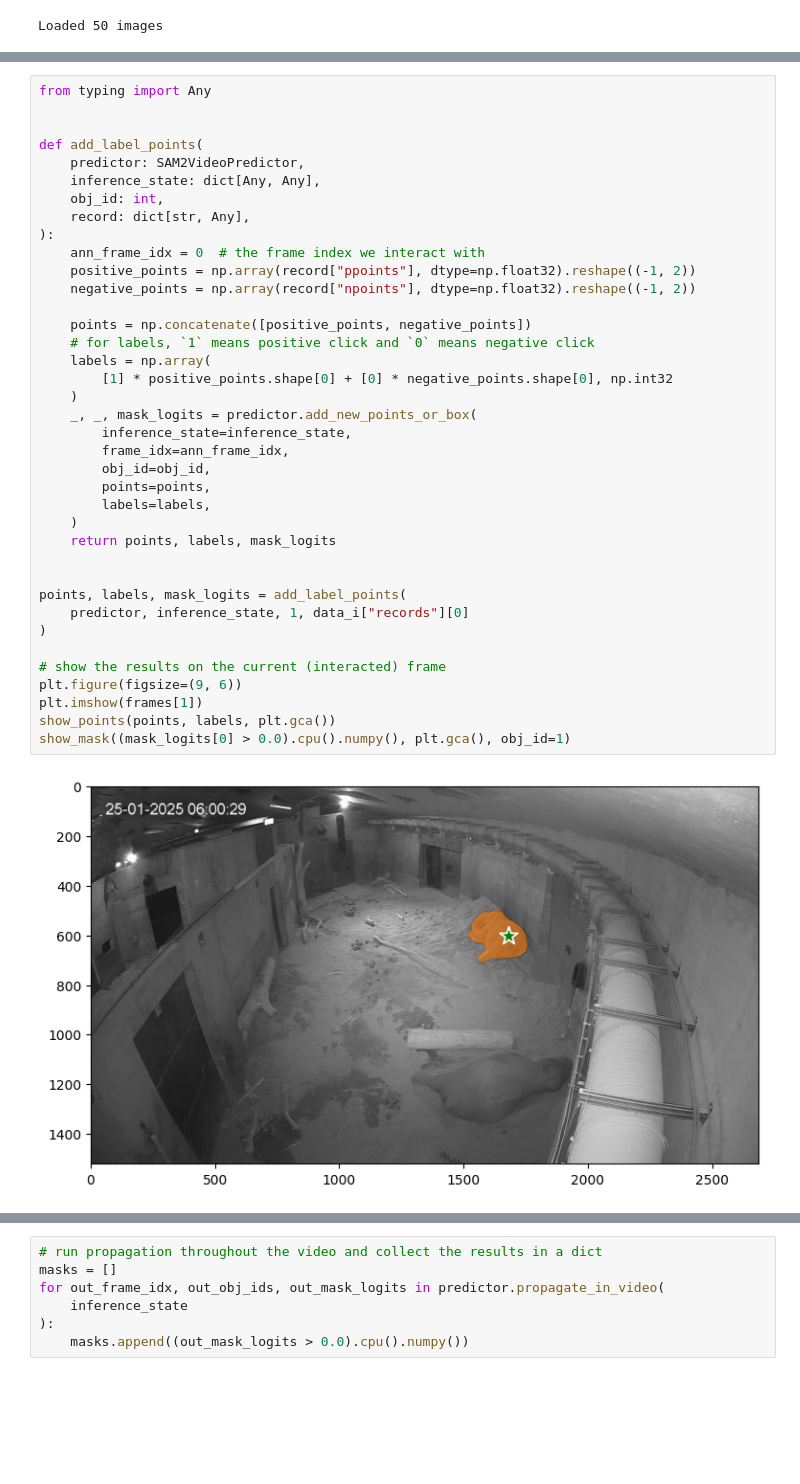
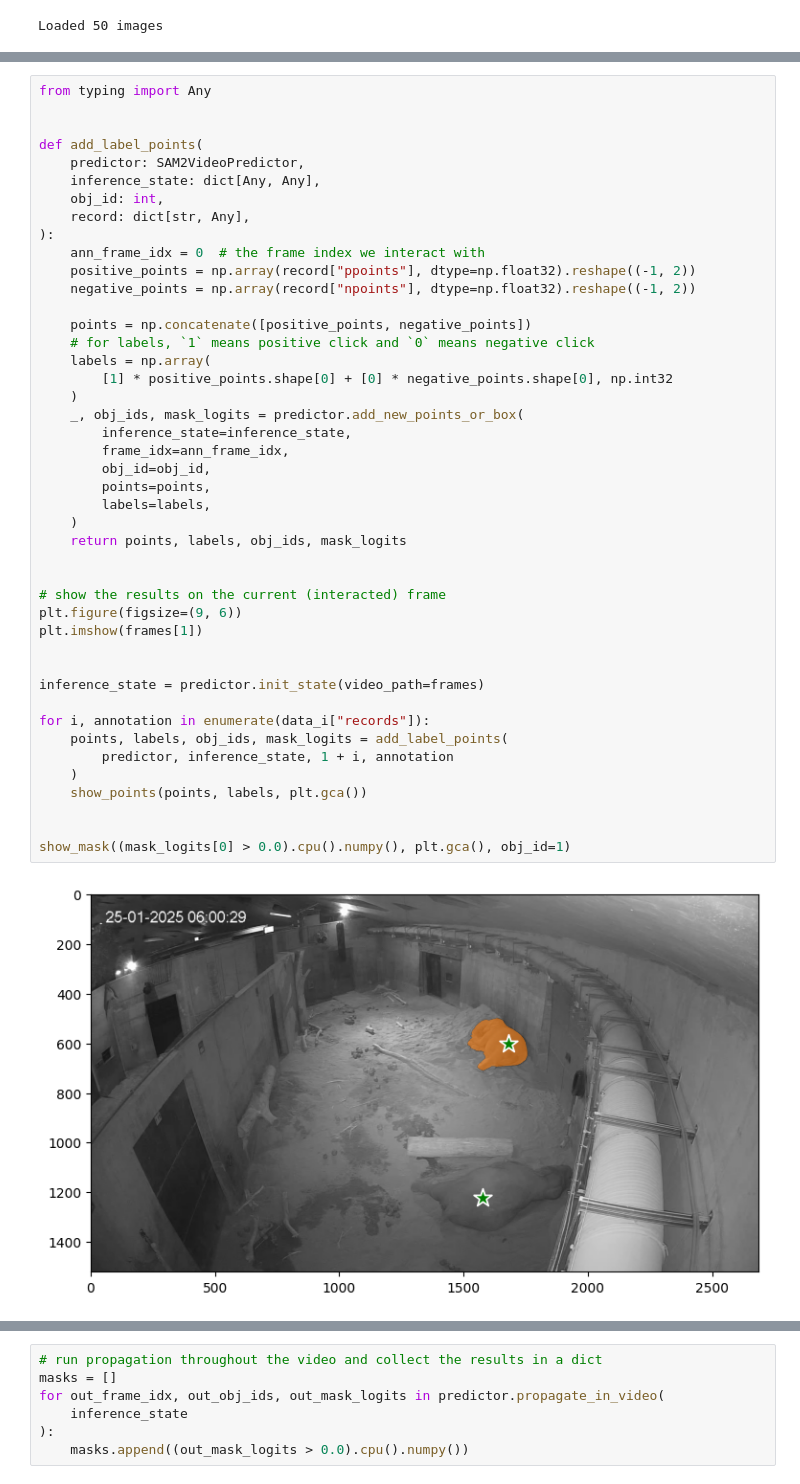
Before and after one commit to plumonito/zoo_vision, a Jupyter notebook: scripts/datasets/propagate_test.ipynb, the cells around one changed output, grey strips where cells are left out. Cells and saved outputs as stored; diff of their text form; blank space fills up the shorter version.

```diff
--- a/training/sam2_mask_propagation/propagate_test.ipynb
+++ b/scripts/datasets/propagate_test.ipynb
@@ -176,38 +174,44 @@ from typing import Any
 
 
 def add_label_points(
     predictor: SAM2VideoPredictor,
     inference_state: dict[Any, Any],
     obj_id: int,
     record: dict[str, Any],
 ):
     ann_frame_idx = 0  # the frame index we interact with
     positive_points = np.array(record["ppoints"], dtype=np.float32).reshape((-1, 2))
     negative_points = np.array(record["npoints"], dtype=np.float32).reshape((-1, 2))
 
     points = np.concatenate([positive_points, negative_points])
     # for labels, `1` means positive click and `0` means negative click
     labels = np.array(
         [1] * positive_points.shape[0] + [0] * negative_points.shape[0], np.int32
     )
-    _, _, mask_logits = predictor.add_new_points_or_box(
+    _, obj_ids, mask_logits = predictor.add_new_points_or_box(
         inference_state=inference_state,
         frame_idx=ann_frame_idx,
         obj_id=obj_id,
         points=points,
         labels=labels,
     )
-    return points, labels, mask_logits
+    return points, labels, obj_ids, mask_logits
 
-
-points, labels, mask_logits = add_label_points(
-    predictor, inference_state, 1, data_i["records"][0]
-)
 
 # show the results on the current (interacted) frame
 plt.figure(figsize=(9, 6))
 plt.imshow(frames[1])
-show_points(points, labels, plt.gca())
+
+
+inference_state = predictor.init_state(video_path=frames)
+
+for i, annotation in enumerate(data_i["records"]):
+    points, labels, obj_ids, mask_logits = add_label_points(
+        predictor, inference_state, 1 + i, annotation
+    )
+    show_points(points, labels, plt.gca())
+
+
 show_mask((mask_logits[0] > 0.0).cpu().numpy(), plt.gca(), obj_id=1)
 # %% [output]
-[figure, old version]
+[figure, new version]
```
Also changed, not shown: parts of 2 cells of this notebook, 15 other files.
